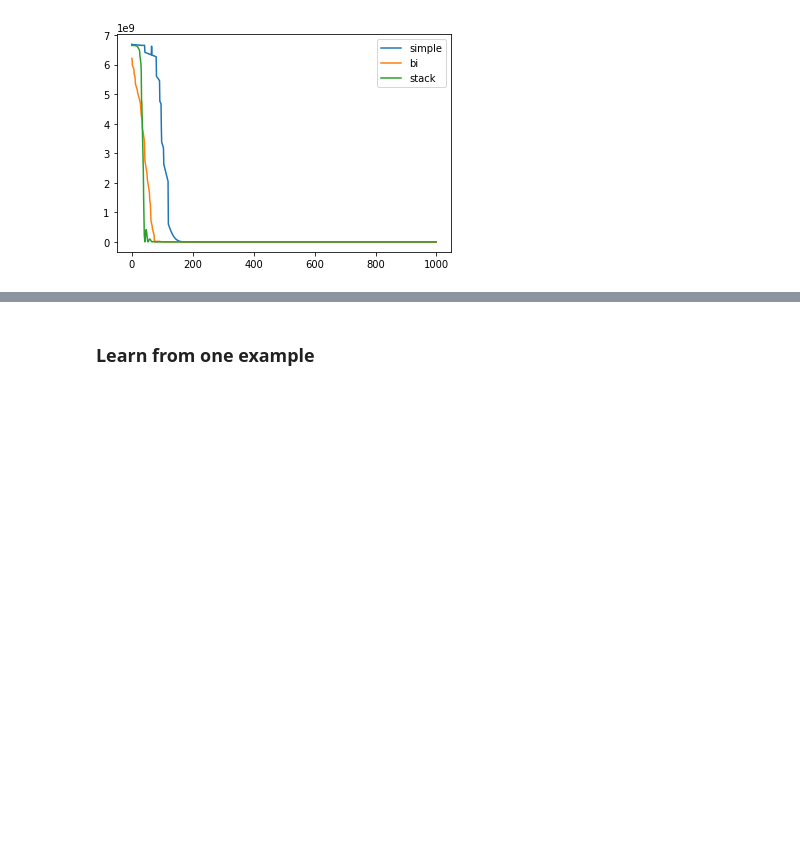
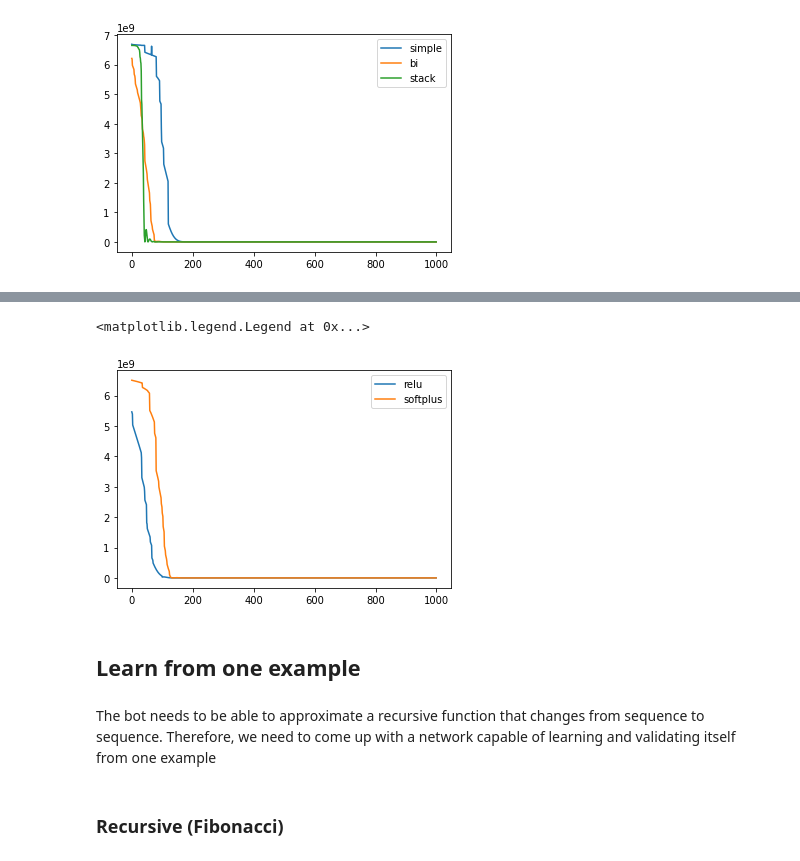
Before and after one commit to MasterMilkX/iqtest_seqbot, a Jupyter notebook: test_rnn.ipynb, the cells around one changed output, grey strips where cells are left out. Drawn from its saved outputs; the diff is of its cells as text; code cells hidden in the pictures; blank space fills up the shorter version.

Commit message:
more preliminary experiments with single example functions

```diff
--- a/test_rnn.ipynb
+++ b/test_rnn.ipynb
@@ -350,0 +354,12 @@ pyplot.legend()
+# %%
+# Simple LSTM - RELU Activation
+model = Sequential()
+model.add(LSTM(m, activation='relu', input_shape=(fib_look, 1)))
+model.add(Dense(1))
+model.compile(optimizer='adam', loss='mse',metrics=['mse'])
+history = model.fit(X_train, y_train, epochs=1000, validation_split=0.2, verbose=0)
+
+#try on prediction
+print(X_test)
+print("Prediction: " + str(np.squeeze(model.predict(X_test))))
+print("Actual: " + str(y_test))
@@ -350,0 +450,12 @@ pyplot.legend()
+# %%
+# Simple LSTM - Softplus Activation
+model5 = Sequential()
+model5.add(LSTM(m, activation='softplus', input_shape=(fib_look, 1)))
+model5.add(Dense(1))
+model5.compile(optimizer='adam', loss='mse',metrics=['mse'])
+history5 = model5.fit(X_train, y_train, epochs=1000, validation_split=0.2, verbose=0)
+
+#try on prediction
+print(X_test)
+print("Prediction: " + str(np.squeeze(model5.predict(X_test))))
+print("Actual: " + str(y_test))
@@ -351,2 +536,14 @@ pyplot.legend()
+# %%
+#print original and best
+pyplot.plot(history.history['mse'],label='relu')
+pyplot.plot(history5.history['mse'],label='softplus')
+pyplot.legend()
+# %% [output]
+<matplotlib.legend.Legend at 0x...>
+[figure, added]
 # %% [markdown]
-### Learn from one example
+## Learn from one example
+# %% [markdown]
+The bot needs to be able to approximate a recursive function that changes from sequence to sequence. Therefore, we need to come up with a network capable of learning and validating itself from one example
+# %% [markdown]
+### Recursive (Fibonacci)
```
Also changed, not shown: parts of 24 cells of this notebook, 2 other files.
